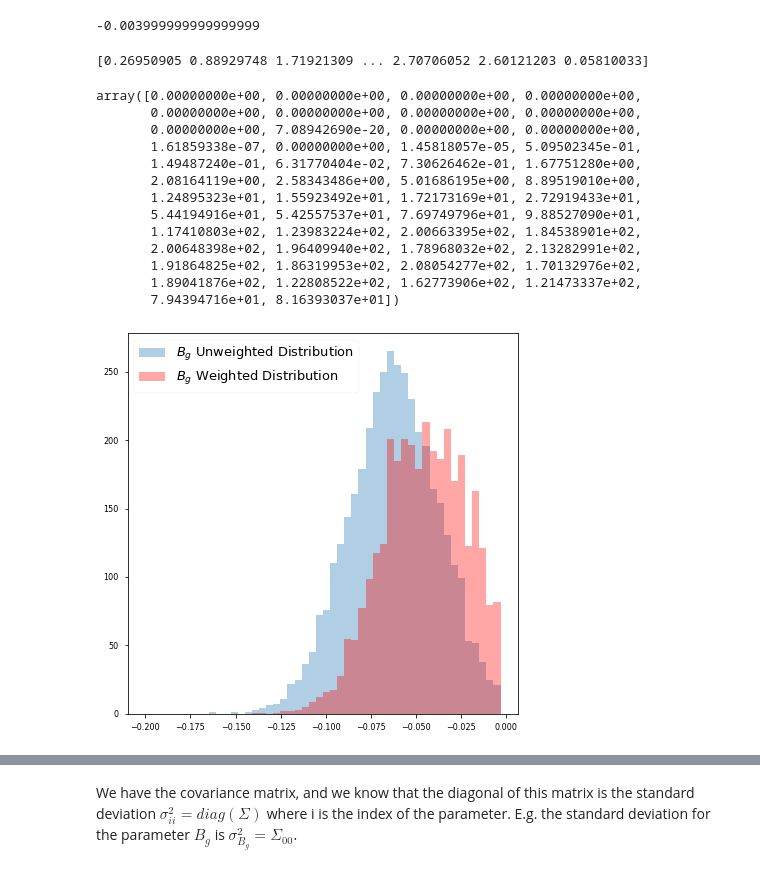
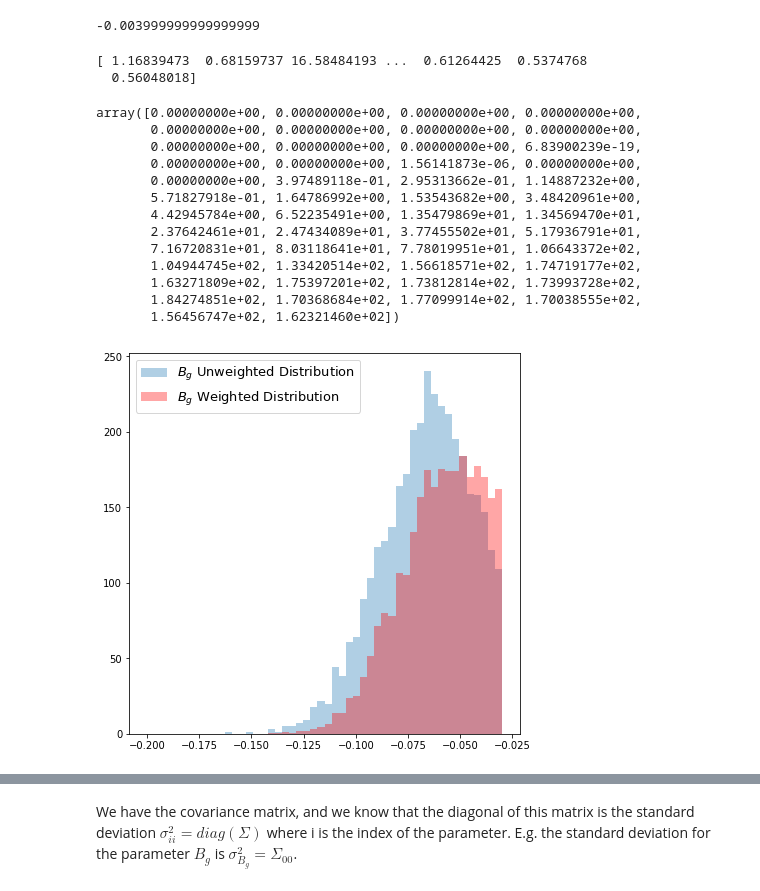
Before and after one commit to AliAlkadhim/PDF_Uncertainty, a Jupyter notebook: master_version/local/ALL_DATA_5k/reweighting.ipynb, the cells around one changed output, grey strips where cells are left out. Drawn from its saved outputs; the diff is of its cells as text; code cells hidden in the pictures.

```diff
--- a/master_version/local/ALL_DATA_5k/reweighting.ipynb
+++ b/master_version/local/ALL_DATA_5k/reweighting.ipynb
@@ -111,40 +111,55 @@ Explore the effect of the weighting on the parameter $B_g$. Histogram unweighted
 # %% [output]
 -0.003999999999999999
 # %%
-import matplotlib.pyplot as plt
+import matplotlib.pyplot as plt; import numpy as np
+MVN_4000= np.load('/home/ali/Desktop/Pulled_Github_Repositories/NNPDF_Uncertainty/Compute_chi2/MVN_samples/MVN_4000.npy')
+MVN_4000_chi2 = np.load('/home/ali/Desktop/Pulled_Github_Repositories/NNPDF_Uncertainty/Compute_chi2/chi2_array_4000.npy')
+# dof = 377
+# MVN_4000_chi2_per_dof=MVN_4000_chi2/377
+# MVN_4000_chi2
+
+mean_chi2 = np.mean(MVN_4000_chi2)
+chi2_diff = abs(MVN_4000_chi2 - mean_chi2)
+chi2_diff, chi2_diff.shape
+weights = np.empty((3999, 14))
+for i in range(14):
+    weights[:,i] = np.exp(-0.5 * (chi2_diff))/MVN_4000[:-1,i]
+    weights[:,i] = 3999 * weights[:,i]/np.sum(weights[:,i])
+
 Bg = MVN_4000[:-1,0]
 weights_Bg=np.exp(-0.5*(chi2_diff))/Bg
 weights_Bg = 3999*weights_Bg/np.sum(weights_Bg)
 
 # plt, axs = plt.subplots(1,2,figsize=(14,7))
 # axs[0].hist(Bg.flatten(), range=(-0.2,-0.003),bins=50)
 # axs[0].set_title(r'$B_g$ Unweighted Distribution', size=18)
 # axs[1].hist(Bg.flatten(), weights=weights_Bg, color='r',range=(-0.2,-0.003),bins=50)
 # axs[1].set_title(r'$B_g$ Weighted Distribution', size=18)
 # axs[1].set_ylim(0,280)
 # axs[0].set_ylim(0,280)
 plt.rcParams["figure.figsize"] = [7, 7]
-plt.hist(Bg.flatten(), range=(-0.2,-0.003),bins=50, alpha=0.35, label=r'$B_g$ Unweighted Distribution')
-n, bins, patches=plt.hist(Bg.flatten(), weights=weights_Bg, color='r',range=(-0.2,-0.003),bins=50, alpha=0.35, label=r'$B_g$ Weighted Distribution')
+plt.hist(Bg.flatten(), range=(-0.2,-0.03),bins=50, alpha=0.35, label=r'$B_g$ Unweighted Distribution')
+n, bins, patches=plt.hist(Bg.flatten(), weights=weights_Bg, color='r',range=(-0.2,-0.03),bins=50, alpha=0.35, label=r'$B_g$ Weighted Distribution')
 plt.legend(fontsize=13, loc='best')
 print(weights_Bg)
 #plt.savefig('1_data_Bg.png')
 n
 # %% [output]
-[0.26950905 0.88929748 1.71921309 ... 2.70706052 2.60121203 0.05810033]
+[ 1.16839473  0.68159737 16.58484193 ...  0.61264425  0.5374768
+  0.56048018]
 array([0.00000000e+00, 0.00000000e+00, 0.00000000e+00, 0.00000000e+00,
        0.00000000e+00, 0.00000000e+00, 0.00000000e+00, 0.00000000e+00,
-       0.00000000e+00, 7.08942690e-20, 0.00000000e+00, 0.00000000e+00,
-       1.61859338e-07, 0.00000000e+00, 1.45818057e-05, 5.09502345e-01,
-       1.49487240e-01, 6.31770404e-02, 7.30626462e-01, 1.67751280e+00,
-       2.08164119e+00, 2.58343486e+00, 5.01686195e+00, 8.89519010e+00,
-       1.24895323e+01, 1.55923492e+01, 1.72173169e+01, 2.72919433e+01,
-       5.44194916e+01, 5.42557537e+01, 7.69749796e+01, 9.88527090e+01,
-       1.17410803e+02, 1.23983224e+02, 2.00663395e+02, 1.84538901e+02,
-       2.00648398e+02, 1.96409940e+02, 1.78968032e+02, 2.13282991e+02,
-       1.91864825e+02, 1.86319953e+02, 2.08054277e+02, 1.70132976e+02,
-       1.89041876e+02, 1.22808522e+02, 1.62773906e+02, 1.21473337e+02,
-       7.94394716e+01, 8.16393037e+01])
+       0.00000000e+00, 0.00000000e+00, 0.00000000e+00, 6.83900239e-19,
+       0.00000000e+00, 0.00000000e+00, 1.56141873e-06, 0.00000000e+00,
+       0.00000000e+00, 3.97489118e-01, 2.95313662e-01, 1.14887232e+00,
+       5.71827918e-01, 1.64786992e+00, 1.53543682e+00, 3.48420961e+00,
+       4.42945784e+00, 6.52235491e+00, 1.35479869e+01, 1.34569470e+01,
+       2.37642461e+01, 2.47434089e+01, 3.77455502e+01, 5.17936791e+01,
+       7.16720831e+01, 8.03118641e+01, 7.78019951e+01, 1.06643372e+02,
+       1.04944745e+02, 1.33420514e+02, 1.56618571e+02, 1.74719177e+02,
+       1.63271809e+02, 1.75397201e+02, 1.73812814e+02, 1.73993728e+02,
+       1.84274851e+02, 1.70368684e+02, 1.77099914e+02, 1.70038555e+02,
+       1.56456747e+02, 1.62321460e+02])
-[figure, old version]
+[figure, new version]
 # %%
 import matplotlib.pyplot as plt
```
Also changed, not shown: parts of 3 cells of this notebook, 1 other file.
